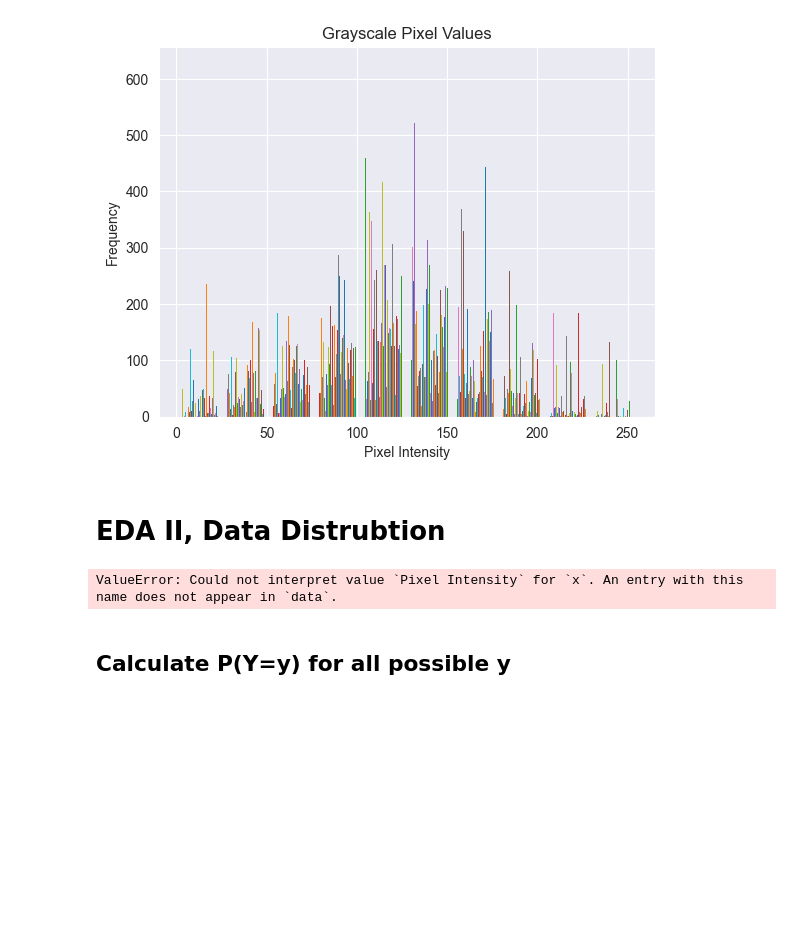
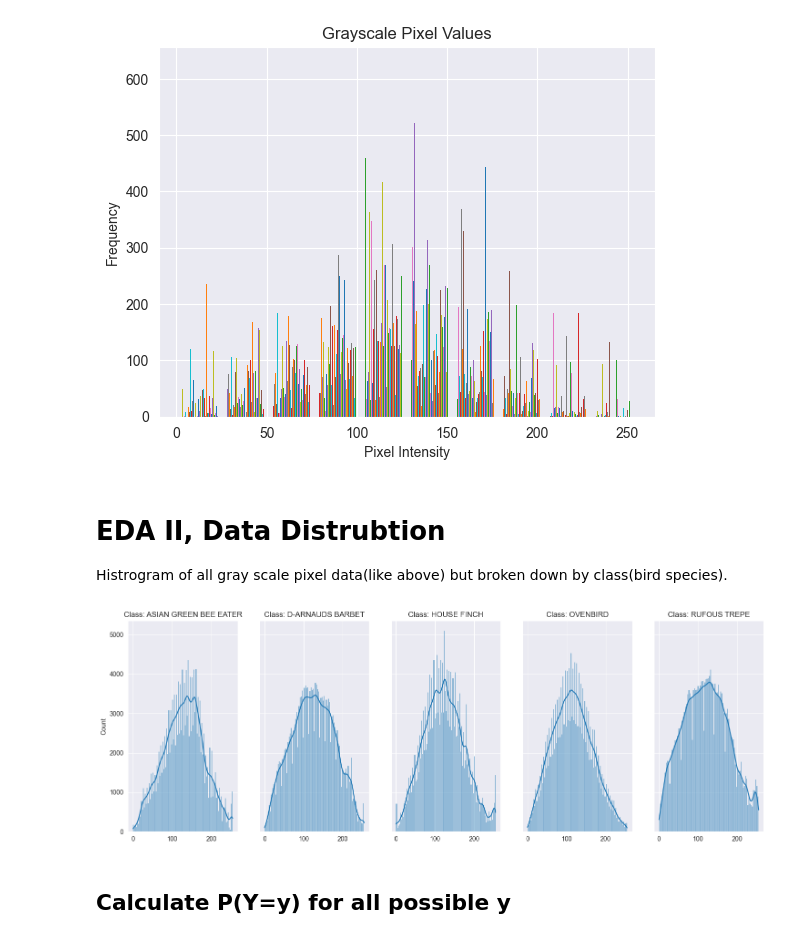
Before and after one commit to Bryan0x05/bird-classifer, a Jupyter notebook: naive_bayes.ipynb, the cells around one changed output. Drawn from its saved outputs; the diff is of its cells as text; code cells hidden in the pictures; blank space fills up the shorter version.

```diff
--- a/naive_bayes.ipynb
+++ b/naive_bayes.ipynb
@@ -87,17 +90,26 @@ plt.title('Grayscale Pixel Values')
 # %% [output]
 Text(0.5, 1.0, 'Grayscale Pixel Values')
 [figure]
-# %% [markdown]
-# EDA II, Data Distrubtion
-# %%
-def EDA2(pixelData):
-    #todo show distributions for each label I guess.
-    fig, axes = plt.subplots(1, 3, figsize=(18, 6), sharey=True)
-    sns.histplot(, ax=axes[0], x="mean_radius", kde=True, color='r')
-    sns.histplot(data, ax=axes[1], x="mean_smoothness", kde=True, color='b')
-    sns.histplot(data, ax=axes[2], x="mean_texture", kde=True)
-# %% [output]
-ValueError: Could not interpret value `Pixel Intensity` for `x`. An entry with this name does not appear in `data`.
+# %% [markdown]
+# EDA II, Data Distrubtion
+Histrogram of all gray scale pixel data(like above) but broken down by class(bird species).
+# %%
+def EDA2(df):
+    # show per label distrubtion
+    classes = list(df['class'].unique())
+
+    fig, axes = plt.subplots(1, len(classes), figsize=(18, 6), sharey=True)
+    for i,clas in enumerate(classes):
+        # get image data of the given class
+        classData = df[df['class'] == clas]['image']
+        # format the data for sns plotting
+        flattened_data = np.concatenate(classData.values)
+        # plot the data
+        sns.histplot(flattened_data, ax=axes[i],  kde=True)
+        axes[i].set_title(f'Class: {clas}')  # Set title for each subplot
+EDA2(pixelData)
+# %% [output]
+[figure, added]
 # %% [markdown]
 ## Calculate P(Y=y) for all possible y
 # %%
```
Also changed, not shown: parts of 4 cells of this notebook.
